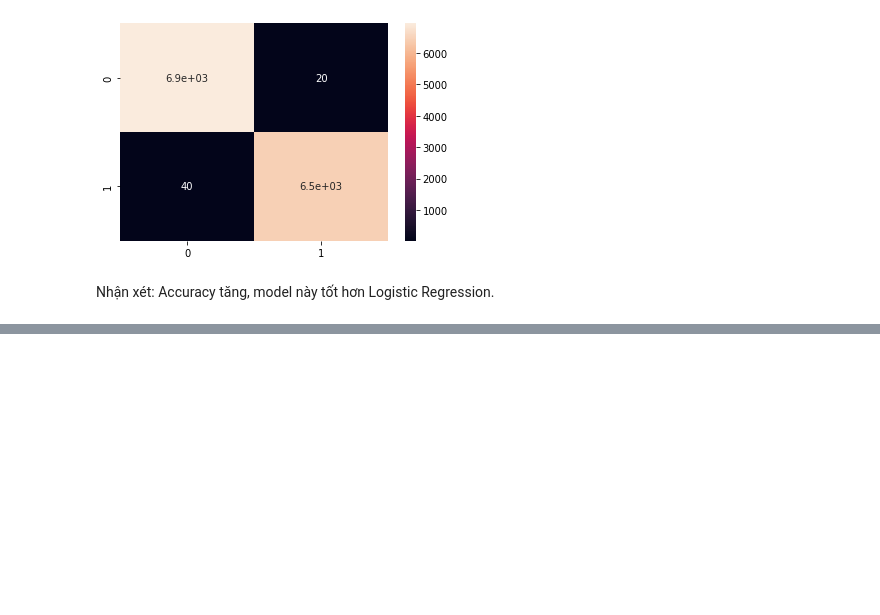
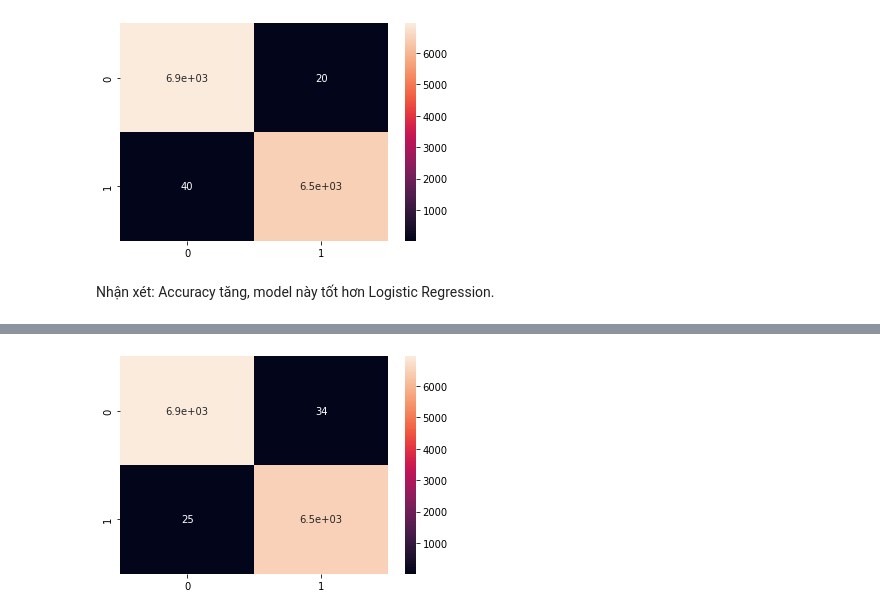
Before and after one commit to hwangswan/fakenews-detection, a Jupyter notebook: model/model-training.ipynb, the cells around one changed output, grey strips where cells are left out. Cells and saved outputs as stored; diff of their text form; code cells hidden in the pictures; blank space fills up the shorter version.

Commit message:
Added Gradient Boosting Classification

```diff
--- a/model/model-training.ipynb
+++ b/model/model-training.ipynb
@@ -155,0 +158,3 @@ Nhận xét: Accuracy tăng, model này tốt hơn Logistic Regression.
+# %%
+gradient_model = GradientBoostingClassifier(random_state = 42)
+gradient_model.fit(XVector_train, y_train)
@@ -155,0 +167,3 @@ Nhận xét: Accuracy tăng, model này tốt hơn Logistic Regression.
+# %%
+predict_gradient_boosting = gradient_model.predict(XVector_test)
+print(classification_report(y_test, predict_gradient_boosting))
@@ -155,0 +179,6 @@ Nhận xét: Accuracy tăng, model này tốt hơn Logistic Regression.
+# %%
+gradient_cm = confusion_matrix(y_test, predict_gradient_boosting)
+sns.heatmap(gradient_cm, annot = True)
+plt.show()
+# %% [output]
+[figure, added]
```
Also changed, not shown: parts of 6 cells of this notebook.
